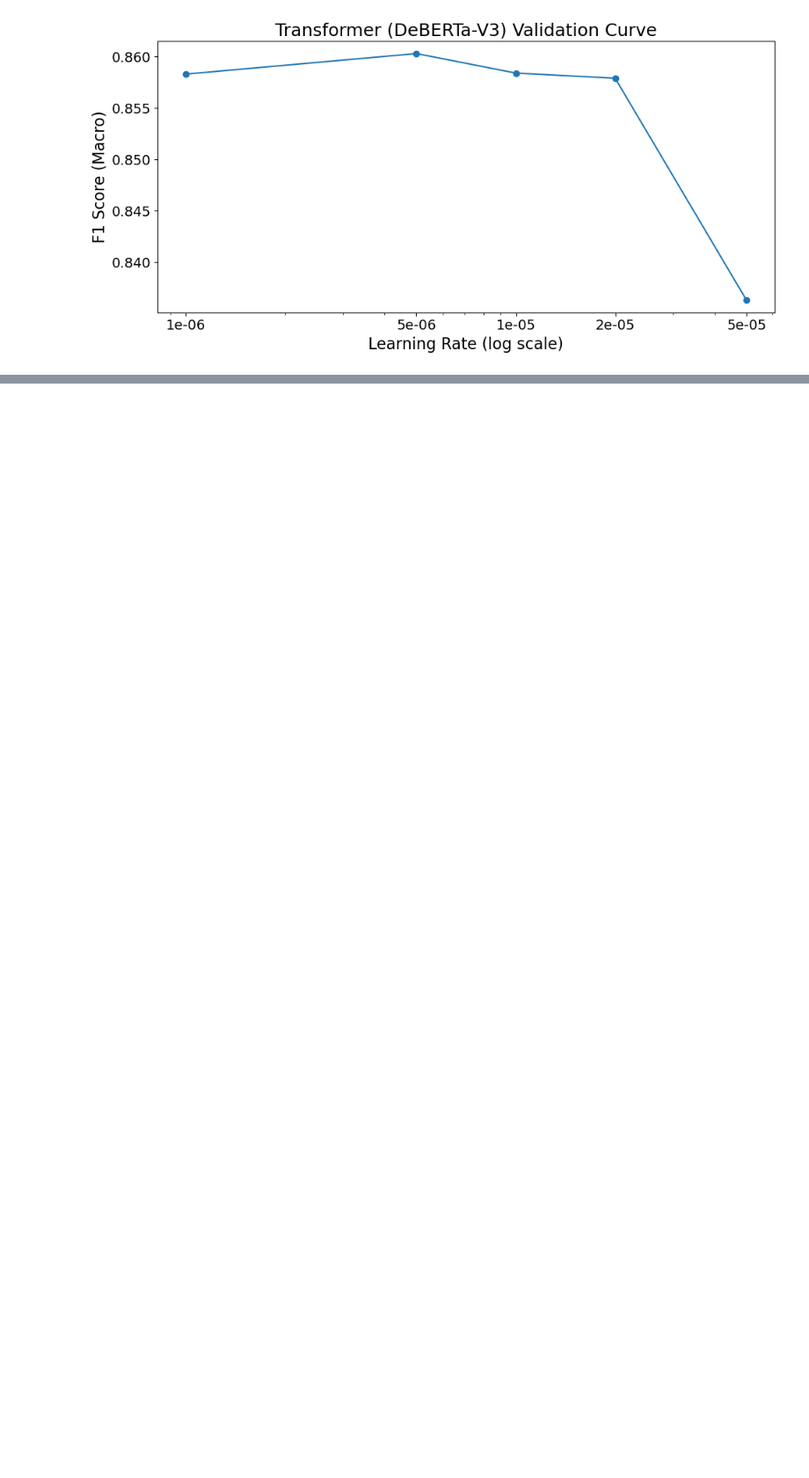
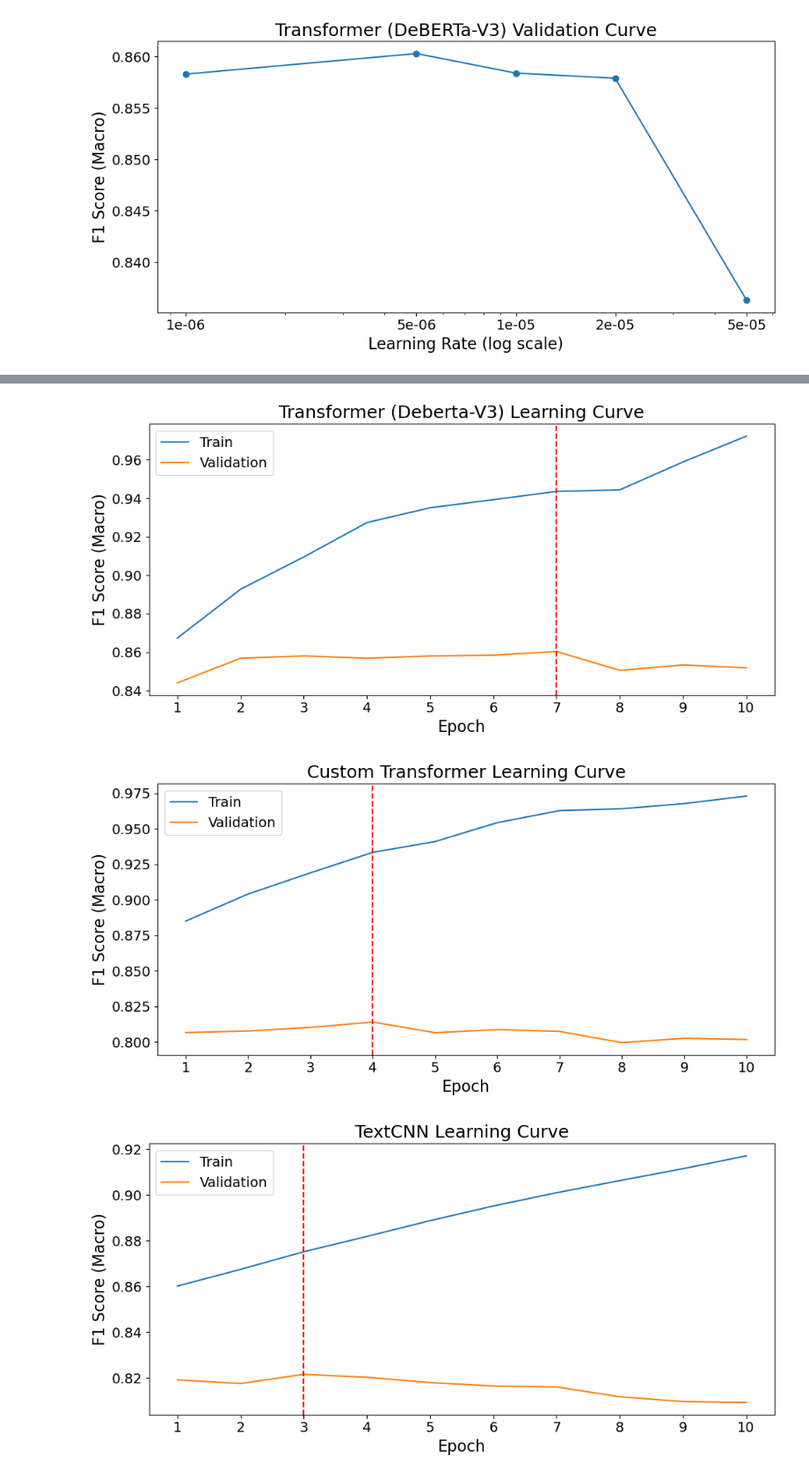
Before and after one commit to bugoverdose/dl-twitter-crisis, a Jupyter notebook: crisis_bench_jinwoo.ipynb, the cells around one changed output, grey strips where cells are left out. Shown at 88% size. Cells and saved outputs as stored; diff of their text form; code cells hidden in the pictures; blank space fills up the shorter version.

Commit message:
doc(latex): update learning/validation curves (reduce space taken)

```diff
--- a/crisis_bench_jinwoo.ipynb
+++ b/crisis_bench_jinwoo.ipynb
@@ -3144,0 +2948,63 @@ if torch.backends.mps.is_available():
+# %%
+deberta_train_f1 = [0.8673, 0.8927, 0.9095, 0.9274, 0.9351, 0.9393, 0.9436,
+            0.9444, 0.9589, 0.9723]
+deberta_val_f1 = [0.8440, 0.8568, 0.8580, 0.8568, 0.8580, 0.8584, 0.8603,
+          0.8505, 0.8533, 0.8518]
+deberta_epoch=7
+deberta_best_val=0.8603
+
+transformer_train_f1s = [0.8851, 0.9041, 0.9190, 0.9334, 0.9410, 0.9543, 0.9628, 0.9641, 0.9677, 0.9730]
+transformer_val_f1s = [0.8067, 0.8078, 0.8103, 0.8141, 0.8066, 0.8088, 0.8075, 0.7996, 0.8027, 0.8018]
+transformer_epoch=4
+transformer_best_val=0.8141
+
+cnn_train_f1s = [0.8602, 0.8675, 0.8752, 0.8819, 0.8888, 0.8952, 0.9010, 0.9063, 0.9115, 0.9171]
+cnn_val_f1s = [0.8192, 0.8176, 0.8216, 0.8203, 0.8180, 0.8165, 0.8161, 0.8118, 0.8097, 0.8093]
+cnn_epoch=3
+cnn_best_val=0.8216
+# %%
+import matplotlib.pyplot as plt
+
+def plot_learning_curve(train_f1s, val_f1s, best_epoch, title, filename):
+    N = 10
+    plt.figure(figsize=(10, 5))
+    plt.xlabel("Epoch", fontsize=16)
+    plt.plot(range(1, N+1), train_f1s, label="Train")
+    plt.plot(range(1, N+1), val_f1s, label="Validation")
+    plt.axvline(x=best_epoch, color='red', linestyle='--', linewidth=1.5) # , label="overfitting threshold")
+    plt.xticks([i for i in range(1, N+1)], fontsize=14)
+    plt.yticks(fontsize=14)
+    plt.ylabel("F1 Score (Macro)", fontsize=16)
+    plt.title(title, fontsize=18)
+    plt.legend(fontsize=14)
+    plt.tight_layout()
+    plt.savefig(filename)
+
+plot_learning_curve(
+    deberta_train_f1,
+    deberta_val_f1,
+    deberta_epoch,
+    "Transformer (Deberta-V3) Learning Curve",
+    "pretrained_transformer_f1_score_curve.png"
+)
+
+
+plot_learning_curve(
+    transformer_train_f1s,
+    transformer_val_f1s,
+    transformer_epoch,
+    "Custom Transformer Learning Curve",
+    "custom_transformer_learning_curve.png"
+)
+
+plot_learning_curve(
+    cnn_train_f1s,
+    cnn_val_f1s,
+    cnn_epoch,
+    "TextCNN Learning Curve",
+    "textcnn_learning_curve_best_50.png"
+)
+# %% [output]
+[figure, added]
+[figure, added]
+[figure, added]
```
Also changed, not shown: parts of 13 cells of this notebook, 7 other files.
